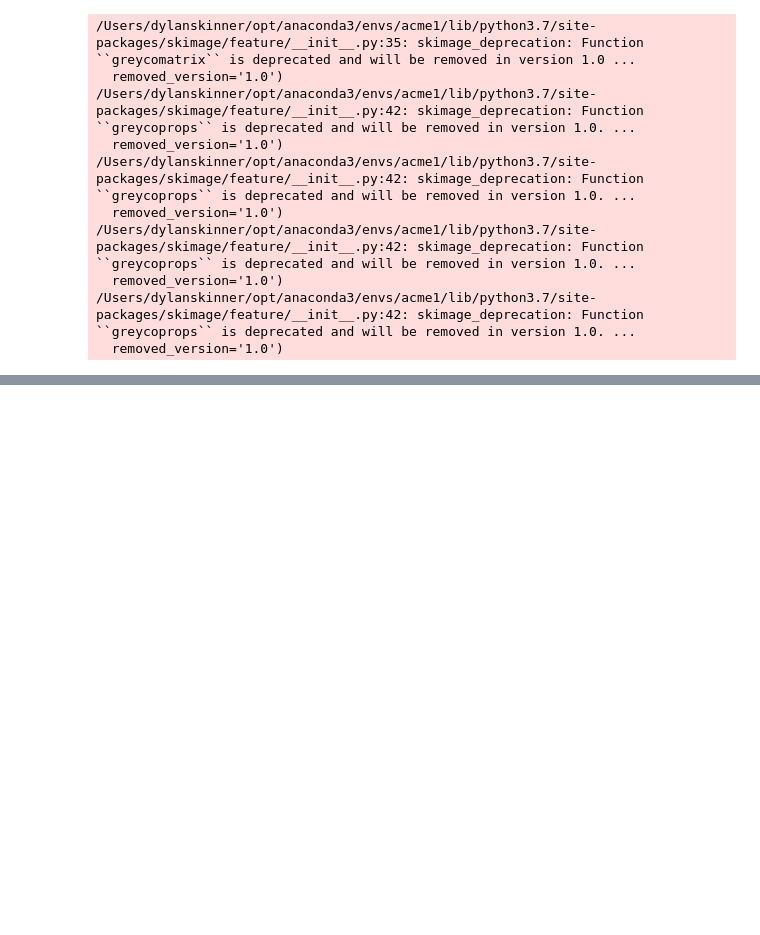
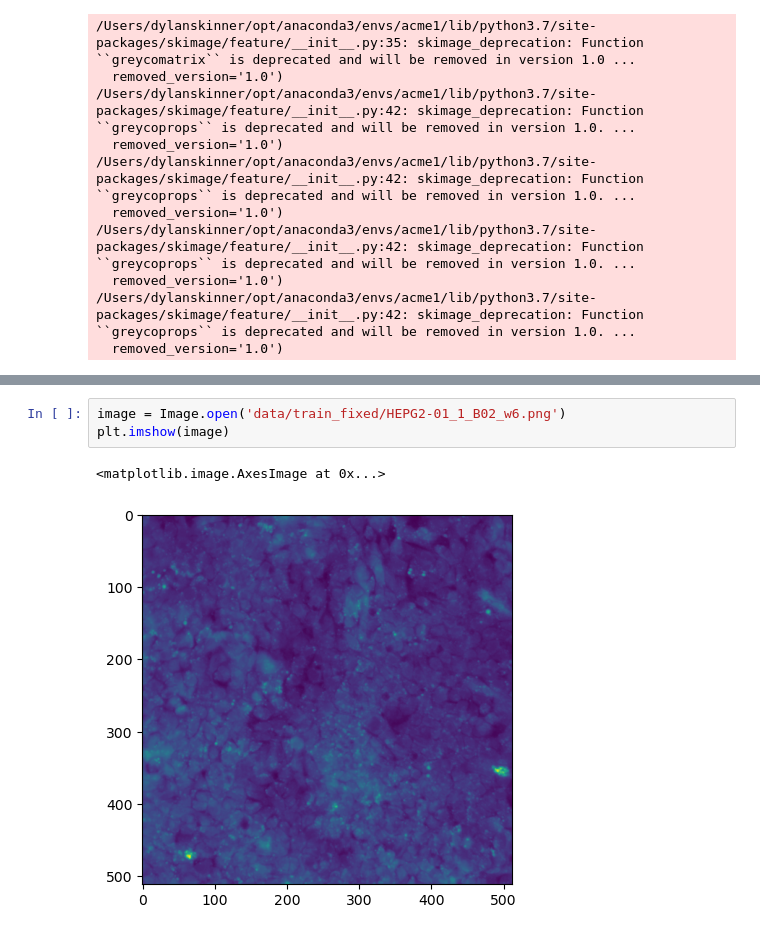
Before and after one commit to dylanskinner65/CellularImageClassification, a Jupyter notebook: image_feature_engineering.ipynb, the cells around one changed output, grey strips where cells are left out. Cells and saved outputs as stored; diff of their text form; blank space fills up the shorter version.

```diff
--- a/image_feature_engineering.ipynb
+++ b/image_feature_engineering.ipynb
@@ -141,0 +172,6 @@ Correlation: 0.9668623161111469
+# %%
+image = Image.open('data/train_fixed/HEPG2-01_1_B02_w6.png')
+plt.imshow(image)
+# %% [output]
+<matplotlib.image.AxesImage at 0x...>
+[figure, added]
```
Also changed, not shown: parts of 3 cells of this notebook.
